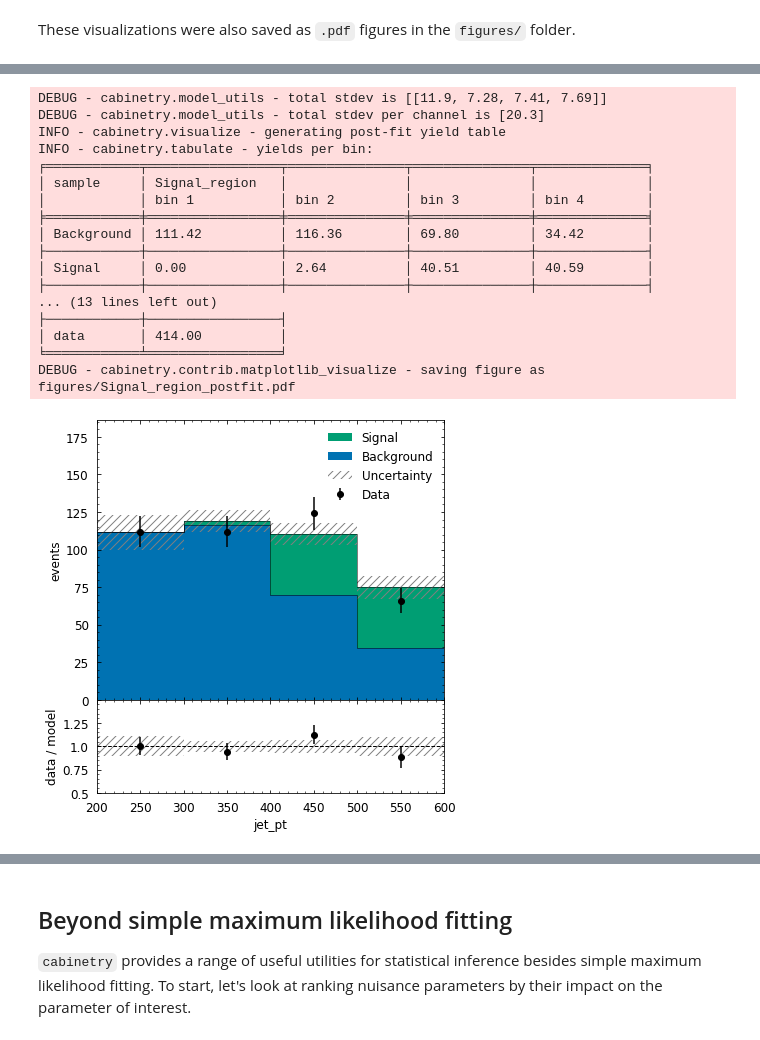
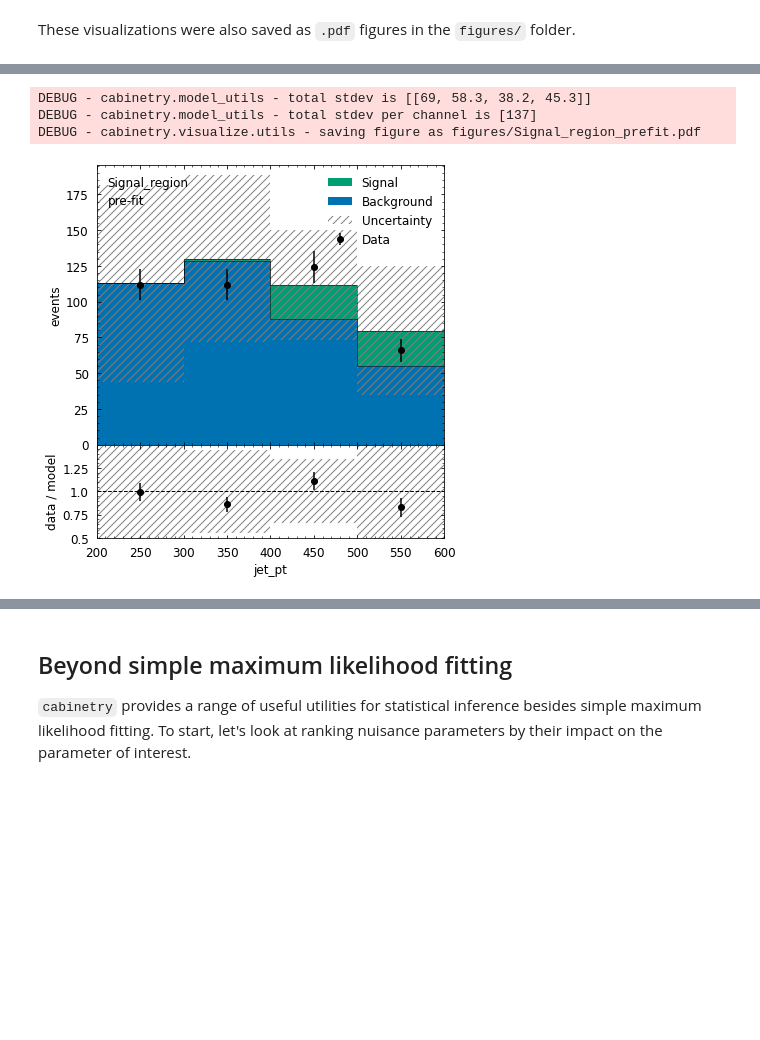
Before and after one commit to cabinetry/cabinetry-tutorials, a Jupyter notebook: example.ipynb, the cells around one changed output, grey strips where cells are left out. Cells and saved outputs as stored; diff of their text form; code cells hidden in the pictures; blank space fills up the shorter version.

```diff
--- a/example.ipynb
+++ b/example.ipynb
@@ -270,21 +243,8 @@ We can also take a look at the post-fit model.
-# %%
-cabinetry.visualize.data_MC(model, data, config=cabinetry_config, fit_results=fit_results)
-# %% [output]
-DEBUG - cabinetry.model_utils - total stdev is [[11.9, 7.28, 7.41, 7.69]]
-DEBUG - cabinetry.model_utils - total stdev per channel is [20.3]
-INFO - cabinetry.visualize - generating post-fit yield table
-INFO - cabinetry.tabulate - yields per bin:
-╒════════════╤═════════════════╤═══════════════╤═══════════════╤══════════════╕
-│ sample     │ Signal_region   │               │               │              │
-│            │ bin 1           │ bin 2         │ bin 3         │ bin 4        │
-╞════════════╪═════════════════╪═══════════════╪═══════════════╪══════════════╡
-│ Background │ 111.42          │ 116.36        │ 69.80         │ 34.42        │
-├────────────┼─────────────────┼───────────────┼───────────────┼──────────────┤
-│ Signal     │ 0.00            │ 2.64          │ 40.51         │ 40.59        │
-├────────────┼─────────────────┼───────────────┼───────────────┼──────────────┤
-... (13 lines left out)
-├────────────┼─────────────────┤
-│ data       │ 414.00          │
-╘════════════╧═════════════════╛
-DEBUG - cabinetry.contrib.matplotlib_visualize - saving figure as figures/Signal_region_postfit.pdf
-[figure, removed]
+# %%
+model_pred = cabinetry.model_utils.prediction(model)
+figures = cabinetry.visualize.data_mc(model_pred, data, config=cabinetry_config)
+# %% [output]
+DEBUG - cabinetry.model_utils - total stdev is [[69, 58.3, 38.2, 45.3]]
+DEBUG - cabinetry.model_utils - total stdev per channel is [137]
+DEBUG - cabinetry.visualize.utils - saving figure as figures/Signal_region_prefit.pdf
+[figure, added]
```
Also changed, not shown: parts of 25 cells of this notebook, 3 other files.
